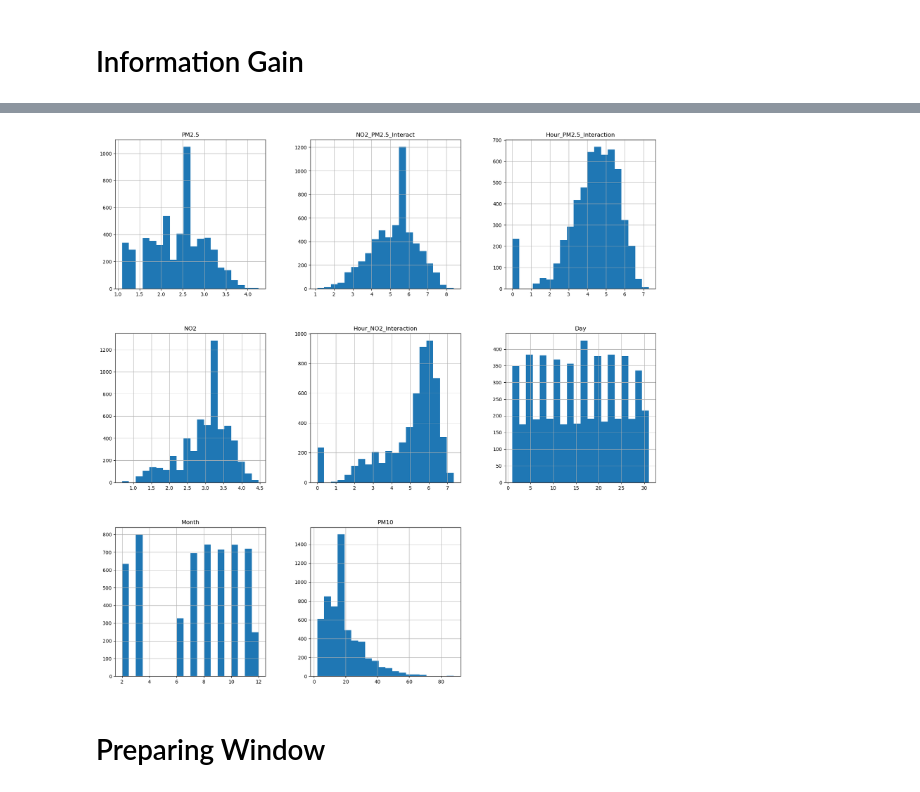
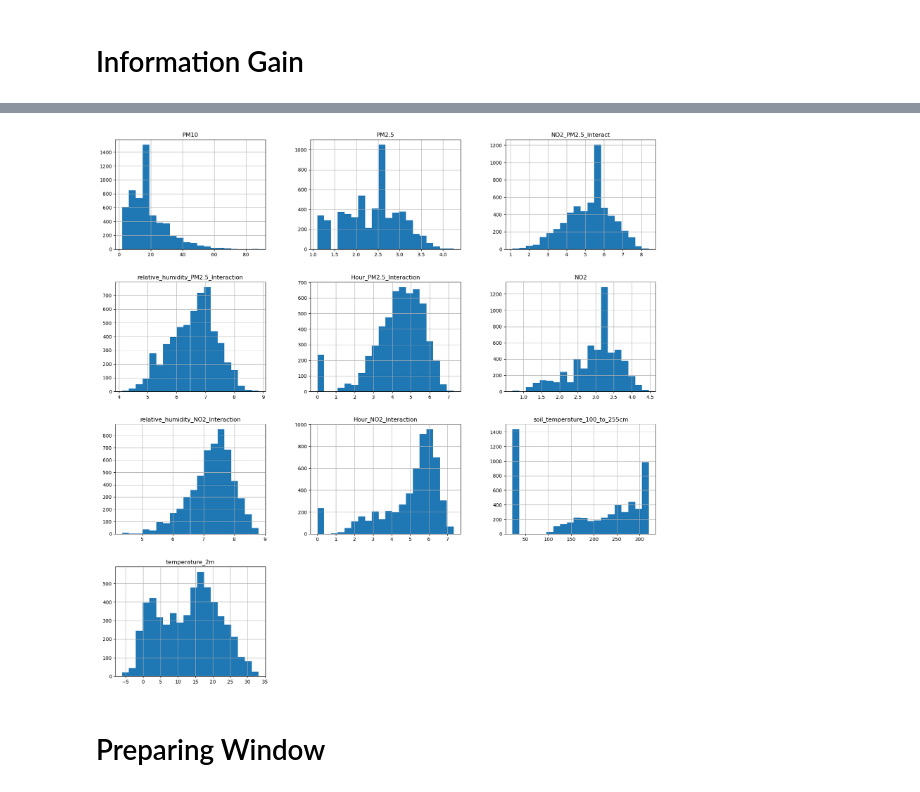
Before and after one commit to trdin/air_quality_RNN, a Jupyter notebook: projekt.ipynb, the cells around one changed output, grey strips where cells are left out. Saved outputs shown, nothing was run; the diff lists cells and outputs as text; code cells hidden in the pictures.

```diff
--- a/projekt.ipynb
+++ b/projekt.ipynb
@@ -260,7 +371,11 @@ printSkew()
+# %%
+right_test = all_data.copy()
+# %%
+all_data = right_test.copy()
 # %%
 # Right skeewed data
 
-right_skew_columns = ["NO2", "PM2.5", "NO2_PM2.5_Interact", "Hour_NO2_Interaction", "Hour_PM2.5_Interaction"]
+right_skew_columns = ["NO2", "PM2.5", "NO2_PM2.5_Interact", "Hour_NO2_Interaction", "Hour_PM2.5_Interaction", "precipitation", "rain", "wind_speed_10m", "relative_humidity_NO2_Interaction", "relative_humidity_PM2.5_Interaction"]
 for col in right_skew_columns:
     all_data[col] = np.log(all_data[col]+1 )
 # %%
@@ -296,7 +413,7 @@ info_gain_df = info_gain_df.sort_values(by='Information_Gain', ascending=False)
 
 print(info_gain_df)
 
-threshold = 0.1
+threshold = 0.2
 selected_features = info_gain_df[info_gain_df['Information_Gain'] >= threshold]['Feature']
 
 print("Selected Features:")
@@ -324,9 +453,9 @@ selected_features = selected_features.tolist()
 # %%
-learn_features = all_data[list(selected_features) + ['PM10']]
+learn_features = all_data[ ['PM10']+ list(selected_features)]
 plot_histograms(learn_features)
 learn_features = learn_features.values
 # %% [output]
-[figure, old version]
+[figure, new version]
 # %% [markdown]
 # Preparing Window
 # %%
```
Also changed, not shown: parts of 41 cells of this notebook, 9 other files.
